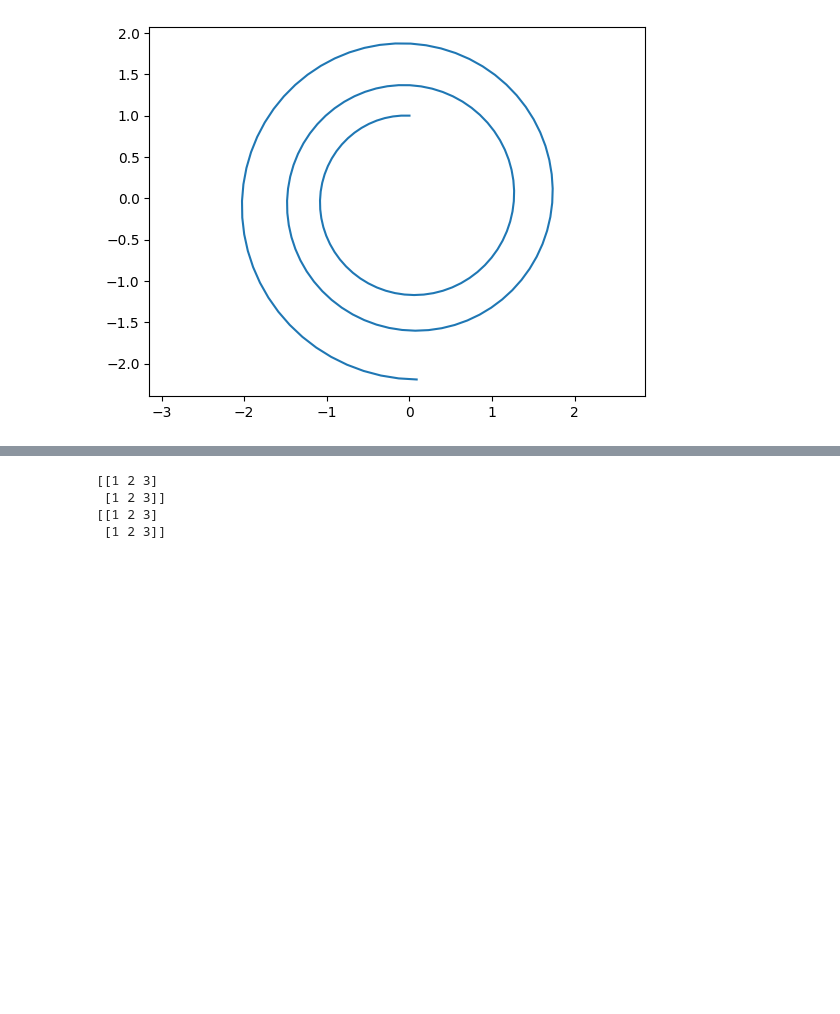
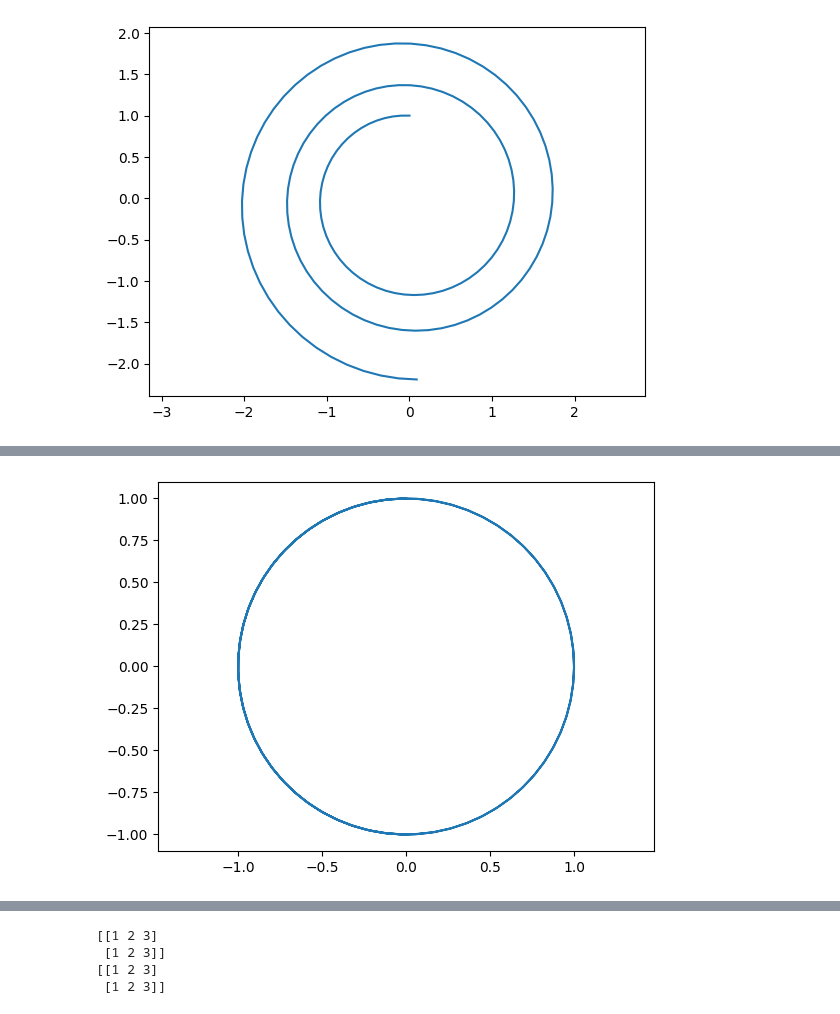
Before and after one commit to eloyf26/TFG-on-Krotov-Methods, a Jupyter notebook: TFG-on-Krotov-Methods/MyIntegrators/Symplectic Integrator.ipynb, the cells around one changed output, grey strips where cells are left out. Saved outputs shown, nothing was run; the diff lists cells and outputs as text; code cells hidden in the pictures; blank space fills up the shorter version.

```diff
--- a/TFG-on-Krotov-Methods/MyIntegrators/Symplectic Integrator.ipynb
+++ b/TFG-on-Krotov-Methods/MyIntegrators/Symplectic Integrator.ipynb
@@ -112,6 +112,10 @@ class SymplecticOrder4(Integrator):
         self.d2 = ( - 2**(1/3))/(2-2**(1/3))
 
     def step(self, t, q, p):
+
+        q = np.array(q)
+        p = np.array(p)
+
         q = self.Q_step(self.c4, q, p)
         p = self.P_step(self.d3, q, p)
         q = self.Q_step(self.c3, q, p)
@@ -124,6 +128,7 @@ class SymplecticOrder4(Integrator):
         return t, q, p
 
     def Q_step(self, c, q, p):
+
         Q, _ = self.function(q, p)
         return q + [self.h*c*q_i for q_i in Q]
 
@@ -178,8 +223,10 @@ sympO4 = SymplecticOrder4(0.1, hoscillator)
 # %%
 sympO4.h = 0.1
 
 sympO4.integrate([0,5*np.pi],[1,1],[0,0])
 
-sympO4.plot_orbit()
+sympO4.plot_orbit(0)
+# %% [output]
+[figure, added]
 # %%
 plt.plot(test.qs, test.ps)
```
Also changed, not shown: parts of 9 cells of this notebook, 6 other files.
